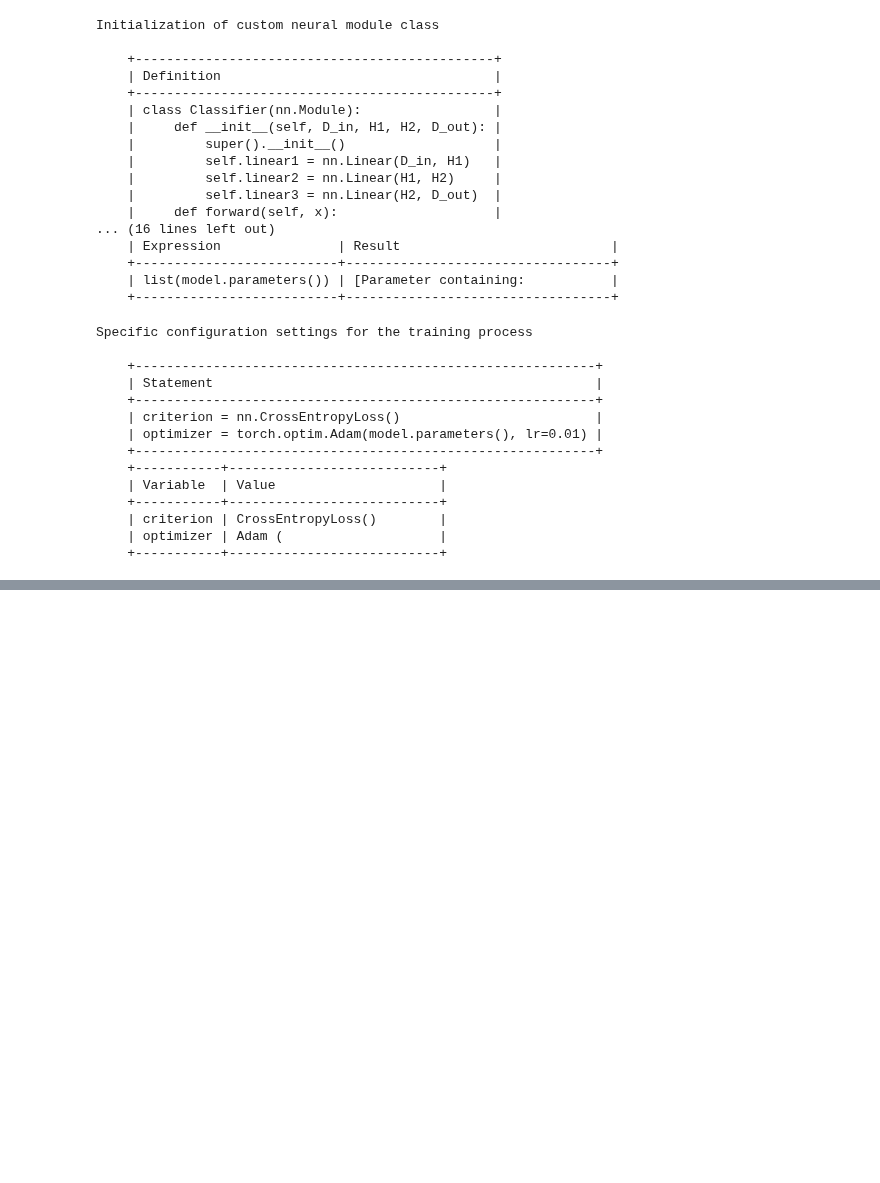
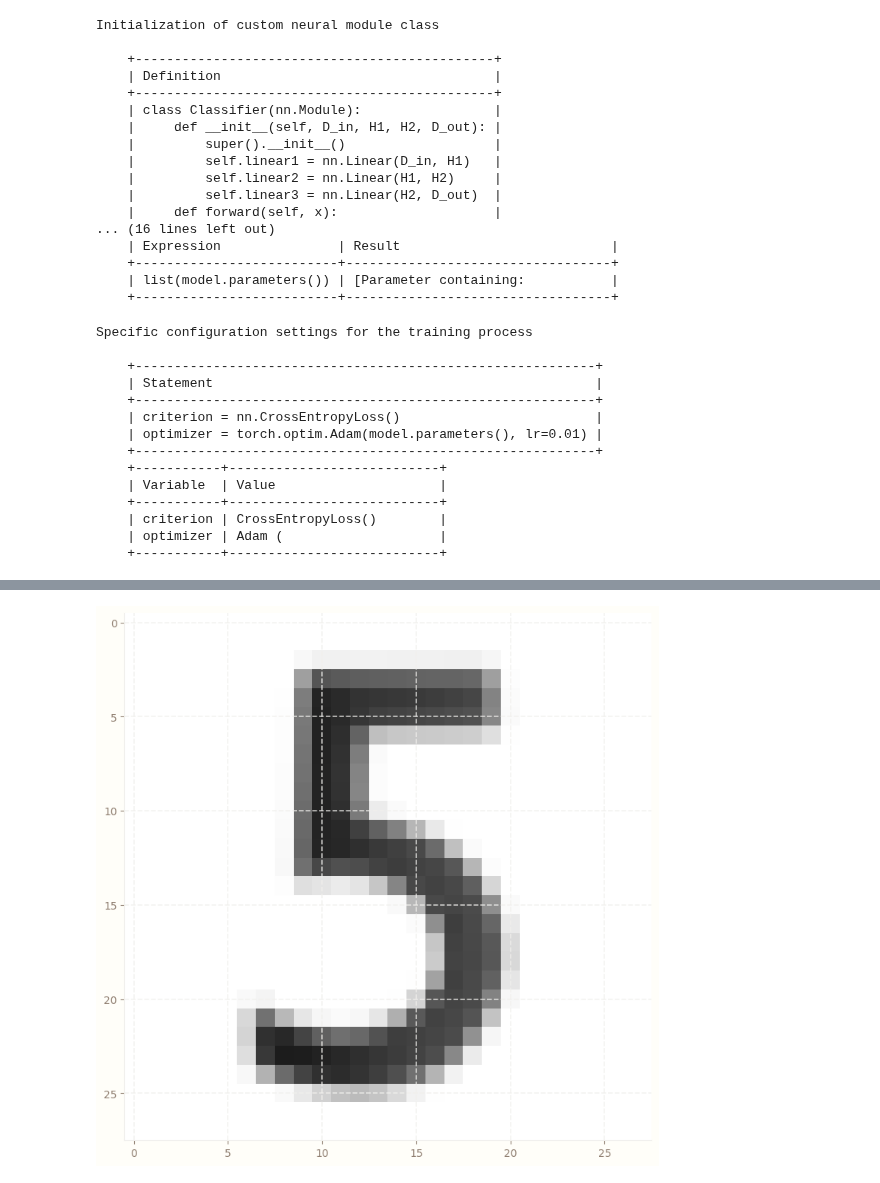
Before and after one commit to RaphaelZH/OpenCV_Program_EN, a Jupyter notebook: PyTorch for Deep Learning and Computer Vision/Notebooks/5 - Image Recognition - PyTorch.ipynb, the cells around one changed output, grey strips where cells are left out. Cells and saved outputs as stored; diff of their text form; code cells hidden in the pictures; blank space fills up the shorter version.

```diff
--- a/PyTorch for Deep Learning and Computer Vision/Notebooks/5 - Image Recognition - PyTorch.ipynb
+++ b/PyTorch for Deep Learning and Computer Vision/Notebooks/5 - Image Recognition - PyTorch.ipynb
@@ -969,0 +944,32 @@ Web image grabbing
+# %%
+url = ("https://images.homedepot-static.com/productImages/"
+       "007164ea-d47e-4f66-8d8c-fd9f621984a2/svn/"
+       "architectural-mailboxes-house-letters-numbers"
+       "-3585b-5-64_1000.jpg")
+
+response = requests.get(url, stream=True)
+img = Image.open(response.raw)
+
+tabulation = Form_Generator()
+tabulation.heading_printer("Web image grabbing")
+
+statements = [
+    """
+url = ("https://images.homedepot-static.com/productImages/"
+       "007164ea-d47e-4f66-8d8c-fd9f621984a2/svn/"
+       "architectural-mailboxes-house-letters-numbers"
+       "-3585b-5-64_1000.jpg")
+
+response = requests.get(url, stream=True)
+img = Image.open(response.raw)
+"""
+]
+tabulation.statement_generator(statements)
+
+variables = ["response"]
+values = [str(response)]
+tabulation.variable_generator(variables, values)
+
+expressions = ["np.array(img)"]
+results = [str(reprlib_rules.repr(np.array(img)))]
+tabulation.expression_generator(expressions, results)
@@ -969,0 +1038,6 @@ Web image grabbing
+# %%
+img = transform(img)
+plt.imshow(im_convert(img))
+plt.show()
+# %% [output]
+[figure, added]
```
Also changed, not shown: parts of 25 cells of this notebook.
